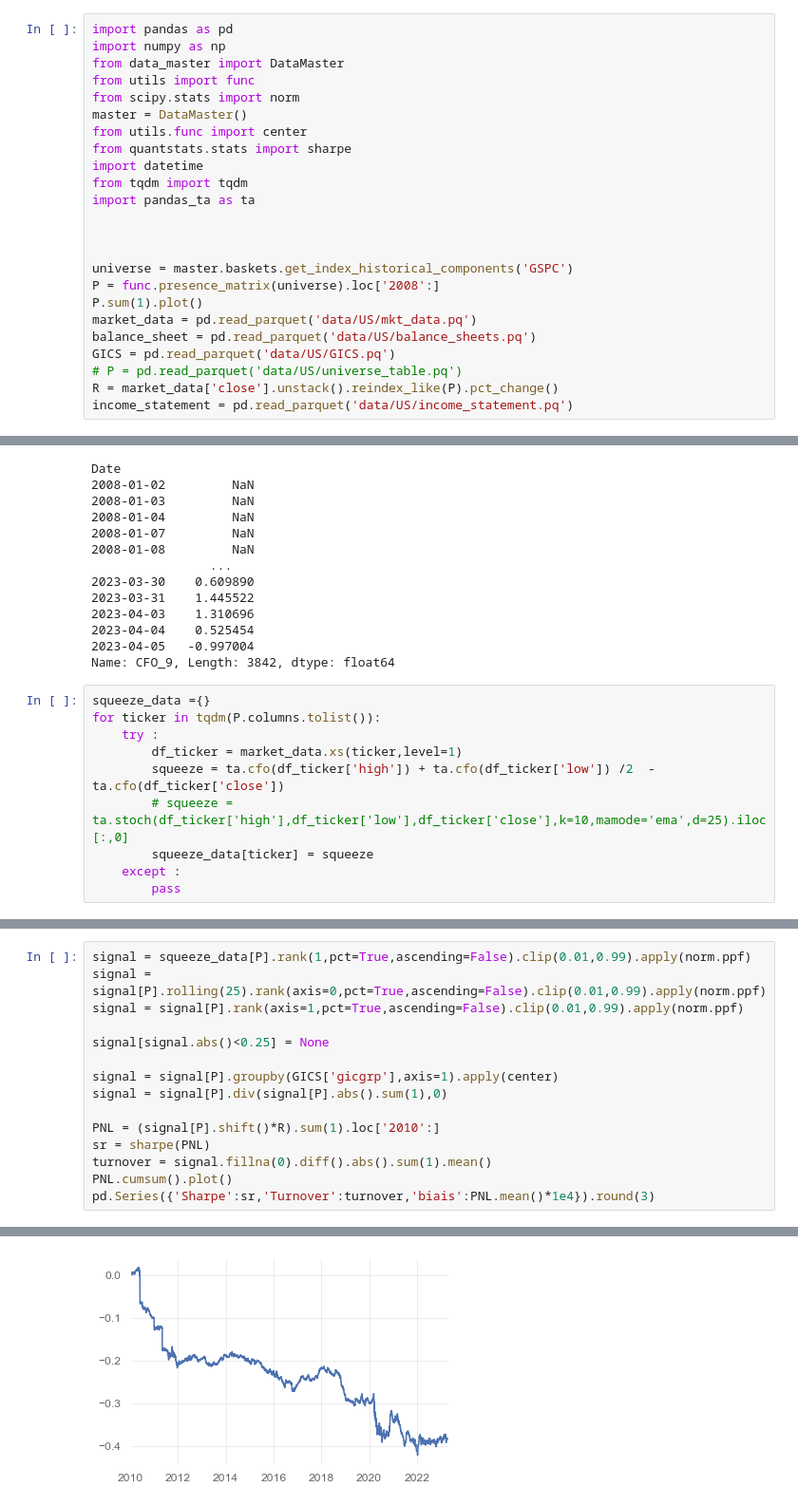
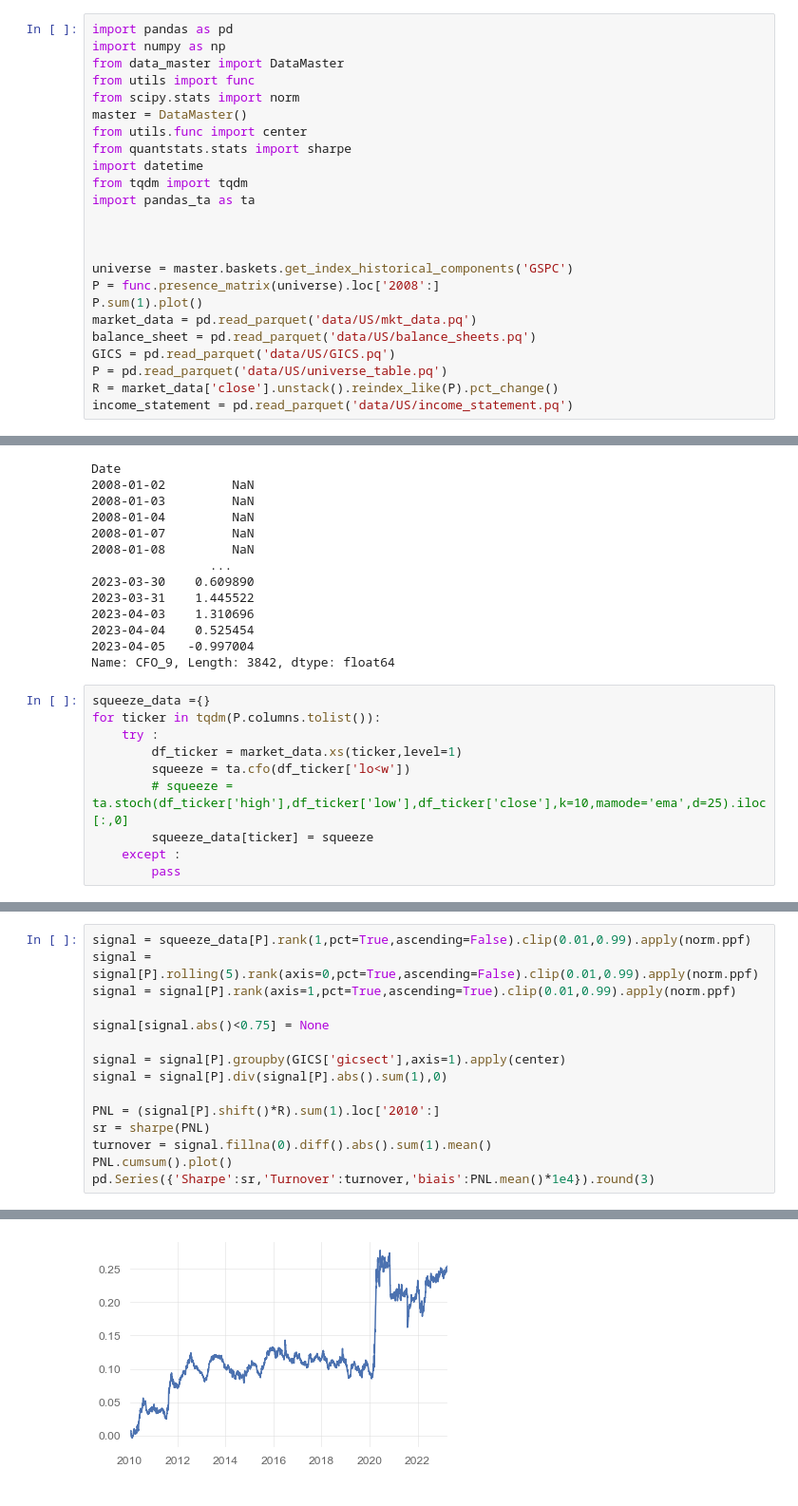
Before and after one commit to nabz78350/backtesting, a Jupyter notebook: alpha_sub.ipynb, the cells around one changed output, grey strips where cells are left out. Shown at 95% size. Drawn from its saved outputs; the diff is of its cells as text.

```diff
--- a/alpha_sub.ipynb
+++ b/alpha_sub.ipynb
@@ -19,7 +19,7 @@ P.sum(1).plot()
 market_data = pd.read_parquet('data/US/mkt_data.pq')
 balance_sheet = pd.read_parquet('data/US/balance_sheets.pq')
 GICS = pd.read_parquet('data/US/GICS.pq')
-# P = pd.read_parquet('data/US/universe_table.pq')
+P = pd.read_parquet('data/US/universe_table.pq')
 R = market_data['close'].unstack().reindex_like(P).pct_change()
 income_statement = pd.read_parquet('data/US/income_statement.pq')
 # %% [output]
@@ -66,7 +66,7 @@ squeeze_data ={}
 for ticker in tqdm(P.columns.tolist()):
     try :
         df_ticker = market_data.xs(ticker,level=1)
-        squeeze = ta.cfo(df_ticker['high']) + ta.cfo(df_ticker['low']) /2  - ta.cfo(df_ticker['close'])
+        squeeze = ta.cfo(df_ticker['lo<w'])
         # squeeze = ta.stoch(df_ticker['high'],df_ticker['low'],df_ticker['close'],k=10,mamode='ema',d=25).iloc[:,0]
         squeeze_data[ticker] = squeeze
     except :
@@ -80,11 +79,11 @@ squeeze_data.count(1).plot()
 # %%
 signal = squeeze_data[P].rank(1,pct=True,ascending=False).clip(0.01,0.99).apply(norm.ppf)
-signal = signal[P].rolling(25).rank(axis=0,pct=True,ascending=False).clip(0.01,0.99).apply(norm.ppf)
-signal = signal[P].rank(axis=1,pct=True,ascending=False).clip(0.01,0.99).apply(norm.ppf)
+signal = signal[P].rolling(5).rank(axis=0,pct=True,ascending=False).clip(0.01,0.99).apply(norm.ppf)
+signal = signal[P].rank(axis=1,pct=True,ascending=True).clip(0.01,0.99).apply(norm.ppf)
 
-signal[signal.abs()<0.25] = None
+signal[signal.abs()<0.75] = None
 
-signal = signal[P].groupby(GICS['gicgrp'],axis=1).apply(center)
+signal = signal[P].groupby(GICS['gicsect'],axis=1).apply(center)
 signal = signal[P].div(signal[P].abs().sum(1),0)
 
 PNL = (signal[P].shift()*R).sum(1).loc['2010':]
@@ -107,2 +106,2 @@ biais      -0.787
 dtype: float64
-[figure, old version]
+[figure, new version]
```
Also changed, not shown: parts of 2 cells of this notebook, 13 other files.
